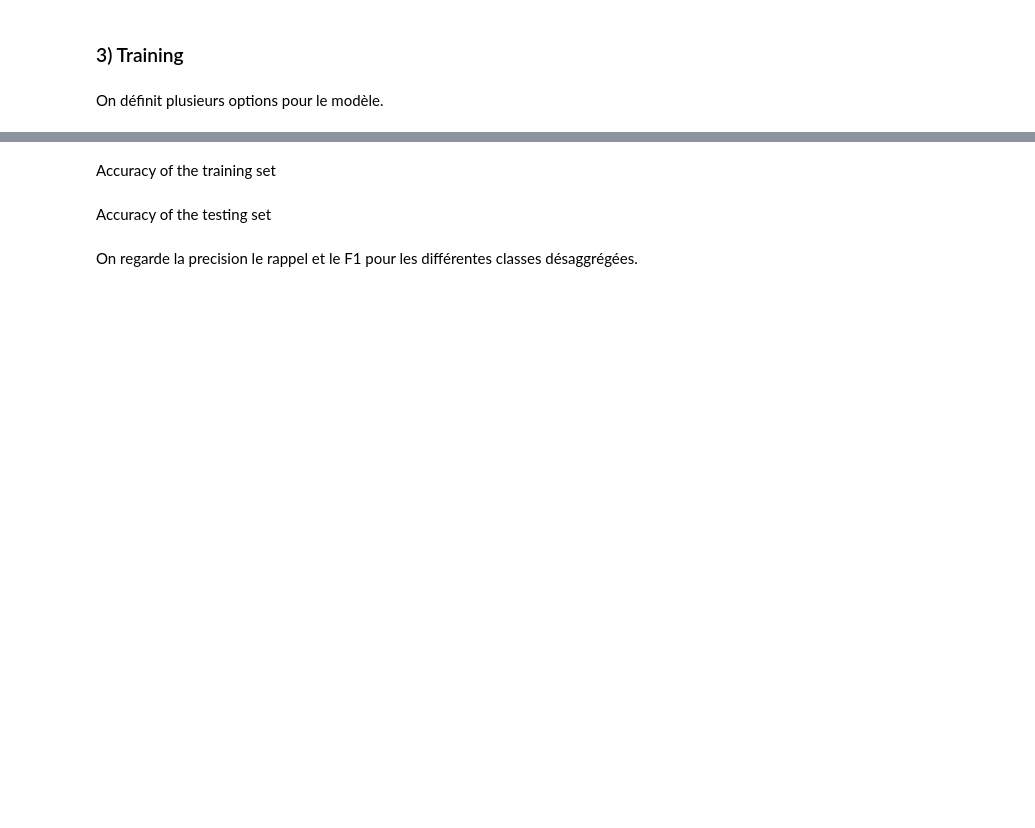
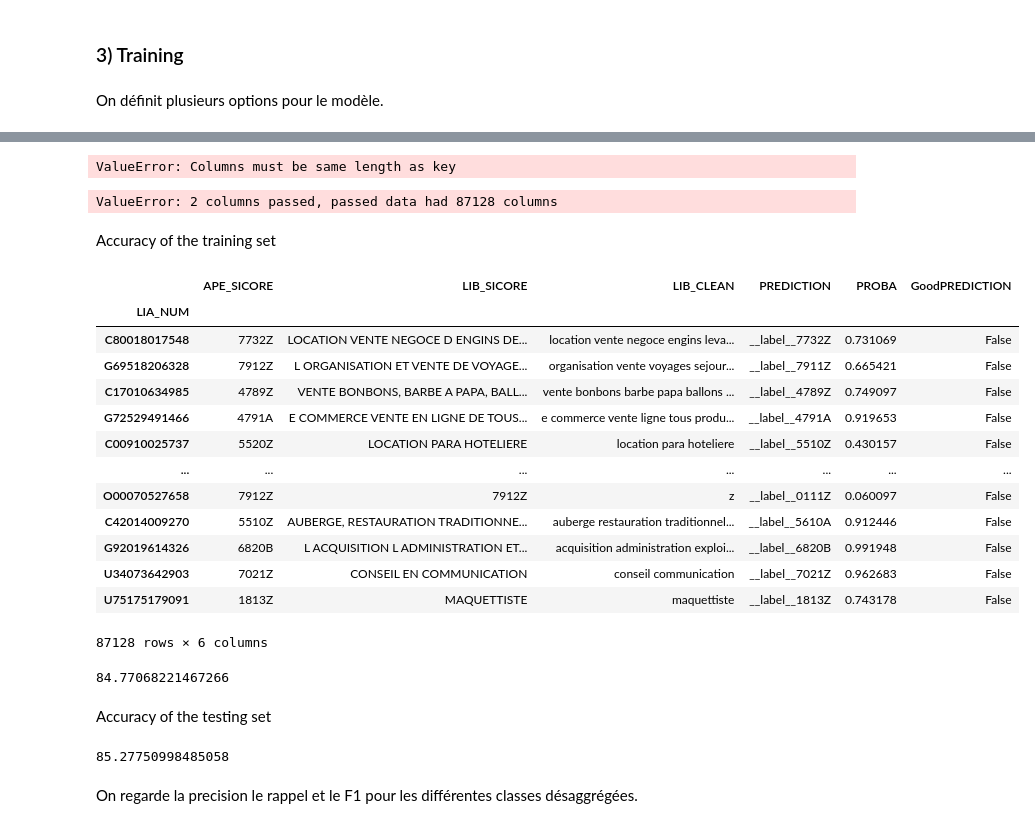
Before and after one commit to InseeFrLab/codif-ape-train, a Jupyter notebook: notebooks/newdata_exploration_dask.ipynb, the cells around one changed output, grey strips where cells are left out. Cells and saved outputs as stored; diff of their text form; code cells hidden in the pictures; blank space fills up the shorter version.

```diff
--- a/notebooks/newdata_exploration_dask.ipynb
+++ b/notebooks/newdata_exploration_dask.ipynb
@@ -101,4 +106,5 @@ config_fasttext={"dim": 150,
 "loss": 'ova',
 "label_prefix": '__label__'}
 # %%
-model1 = fasttext.train_supervised(input="../data/train_text.txt", **config_fasttext)
+#model1 = fasttext.train_supervised(input="../data/train_text.txt", **config_fasttext)
+model1 = fasttext.load_model("../fasttext_model1.bin")
@@ -112 +126,8 @@ dico_lib= { TypeData[i] : {Groups[i][idx] : {"TrueValue" : df.at[Groups[1][idx],
+# %%
+df_train = df.loc[Groups[0], :]
+df_train[['PREDICTION', 'PROBA']] = get_pred(df_train['LIB_CLEAN'].to_list(), model1)
+df_train['GoodPREDICTION'] = df_train['APE_SICORE'] == df_train['PREDICTION']
+sum(df_train['GoodPREDICTION'])/df_train.shape[0] * 100
+# %% [output]
+ValueError: Columns must be same length as key
 # %%
@@ -122,2 +145,6 @@ df_test
+# %%
+pd.DataFrame(get_preds(df_train['LIB_CLEAN'].to_list(), model1), columns=["A", "Z"])
+# %% [output]
+ValueError: 2 columns passed, passed data had 87128 columns
 # %% [markdown]
 Accuracy of the training set
@@ -124,15 +153,36 @@ Accuracy of the training set
+# %%
+df_train
+# %% [output]
+|  | APE_SICORE | LIB_SICORE | LIB_CLEAN | PREDICTION | PROBA | GoodPREDICTION |
+| LIA_NUM |  |  |  |  |  |  |
+| C80018017548 | 7732Z | LOCATION VENTE NEGOCE D ENGINS DE... | location vente negoce engins leva... | __label__7732Z | 0.731069 | False |
+| G69518206328 | 7912Z | L ORGANISATION ET VENTE DE VOYAGE... | organisation vente voyages sejour... | __label__7911Z | 0.665421 | False |
+| C17010634985 | 4789Z | VENTE BONBONS, BARBE A PAPA, BALL... | vente bonbons barbe papa ballons ... | __label__4789Z | 0.749097 | False |
+| G72529491466 | 4791A | E COMMERCE VENTE EN LIGNE DE TOUS... | e commerce vente ligne tous produ... | __label__4791A | 0.919653 | False |
+| C00910025737 | 5520Z | LOCATION PARA HOTELIERE | location para hoteliere | __label__5510Z | 0.430157 | False |
+| ... | ... | ... | ... | ... | ... | ... |
+| O00070527658 | 7912Z | 7912Z | z | __label__0111Z | 0.060097 | False |
+| C42014009270 | 5510Z | AUBERGE, RESTAURATION TRADITIONNE... | auberge restauration traditionnel... | __label__5610A | 0.912446 | False |
+| G92019614326 | 6820B | L ACQUISITION L ADMINISTRATION ET... | acquisition administration exploi... | __label__6820B | 0.991948 | False |
+| U34073642903 | 7021Z | CONSEIL EN COMMUNICATION | conseil communication | __label__7021Z | 0.962683 | False |
+| U75175179091 | 1813Z | MAQUETTISTE | maquettiste | __label__1813Z | 0.743178 | False |
+87128 rows × 6 columns
 # %%
 df_train = df.loc[Groups[0], :]
-df_train[['PREDICTION', 'PROBA']] = df_train['LIB_CLEAN'].apply(lambda x: get_pred(x, model1)).to_list()
+df_train[['PREDICTION', 'PROBA']] = df_train['LIB_CLEAN'].swifter.apply(lambda x: get_pred(x, model1)).to_list()
 df_train['GoodPREDICTION'] = df_train['APE_SICORE'] == df_train['PREDICTION']
 sum(df_train['GoodPREDICTION'])/df_train.shape[0] * 100
+# %% [output]
+84.77068221467266
 # %% [markdown]
 Accuracy of the testing set
 # %%
 df_test = df.loc[Groups[1], :]
-df_test[['PREDICTION', 'PROBA']] = df_test['LIB_CLEAN'].apply(lambda x: get_pred(x, model1)).to_list()
+df_test[['PREDICTION', 'PROBA']] = df_test['LIB_CLEAN'].swifter.apply(lambda x: get_pred(x, model1)).to_list()
 df_test['GoodPREDICTION'] = df_test['APE_SICORE'] == df_test['PREDICTION']
 sum(df_test['GoodPREDICTION'])/df_test.shape[0] * 100
+# %% [output]
+85.27750998485058
 # %%
 df_naf =  pd.read_csv(r"../data/naf_extended.csv",sep=",",encoding="utf-8",dtype=str)
 df_naf["NIV5"] = df_naf["NIV5"].str.replace(".","")
```
Also changed, not shown: parts of 9 cells of this notebook.
